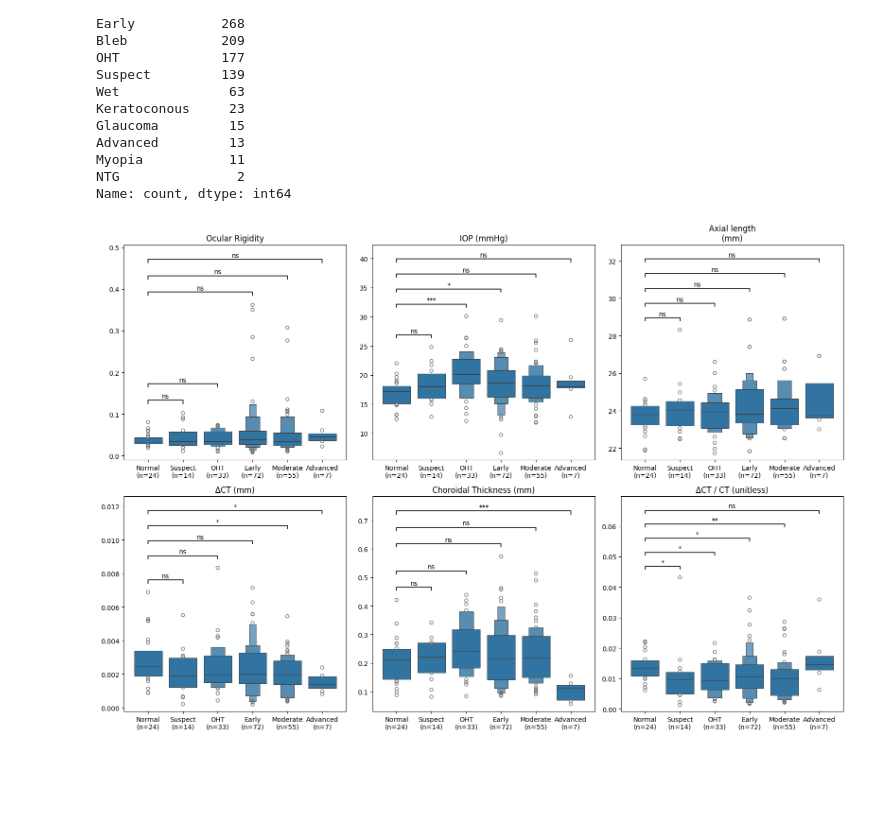
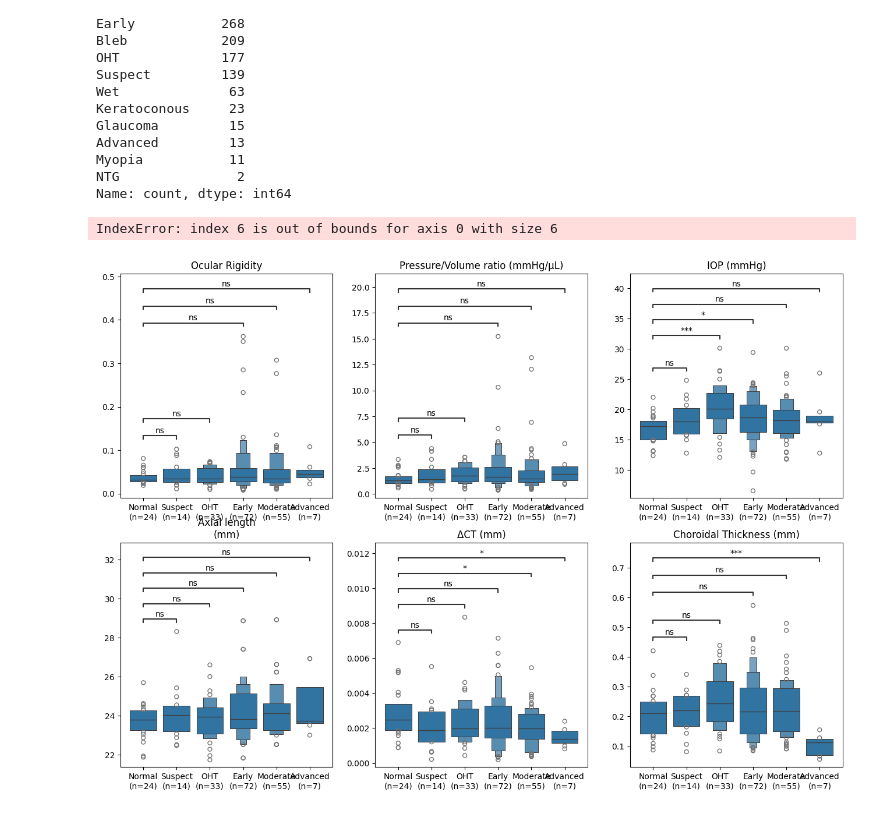
Before and after one commit to ClementPla/OcularRigidity, a Jupyter notebook: manuscript/notebooks/cross_sectional_study.ipynb, the cells around one changed output. Drawn from its saved outputs; the diff is of its cells as text; code cells hidden in the pictures; blank space fills up the shorter version.

```diff
--- a/manuscript/notebooks/cross_sectional_study.ipynb
+++ b/manuscript/notebooks/cross_sectional_study.ipynb
@@ -175,6 +174,7 @@ ORDER = [
 ]  # severity order, control first
 variables_to_test = [
     ("K", "Ocular Rigidity"),
+    ("P/V", "Pressure/Volume ratio (mmHg/μL)"),
     ("IOP", "IOP (mmHg)"),
     ("AxialLength", "Axial length\n(mm)"),
     ("deltaCT", "ΔCT (mm)"),
@@ -216,33 +216,36 @@ def compare_to_reference(data, var, group="Type", reference=REFERENCE, order=ORD
     if len(out):
         out["p_adj"] = multipletests(out["p"], method="holm")[1]
     return out
 
 
 results = pd.concat(
     [compare_to_reference(df, v) for v, _ in variables_to_test], ignore_index=True
 )
 
-fig, axes = plt.subplots(nrows=2, ncols=len(variables_to_test) // 2, figsize=(16, 11))
-axes = axes.flatten()
+
+ncols = 3
+nrows = (len(variables_to_test) + ncols - 1) // ncols
+fig, axes = plt.subplots(nrows=nrows, ncols=ncols, figsize=(16, 16))
 for i, (var, label) in enumerate(variables_to_test):
     ax = axes[i]
     sns.boxenplot(data=df, y=var, x="Type", order=ORDER, ax=ax)
     ax.set_title(label)
     ax.set_xlabel("")
     ax.set_ylabel("")
     # counted per panel, not once for the figure: a variable with missing
     # values would otherwise advertise an n its test did not use.
     counts = df.dropna(subset=[var]).groupby("Type").size()
     ax.set_xticks(range(len(ORDER)))
     ax.set_xticklabels([f"{g}\n(n={counts.get(g, 0)})" for g in ORDER])
 
     r = results[results["variable"] == var]
     if len(r):
         pairs = [(REFERENCE, g) for g in r["group"]]
         ann = Annotator(ax, pairs, data=df, x="Type", y=var, order=ORDER)
         ann.configure(test=None, text_format="star", loc="inside", verbose=0)
         ann.set_pvalues_and_annotate(r["p"].values)
 plt.tight_layout()
 plt.show()
 # %% [output]
+IndexError: index 6 is out of bounds for axis 0 with size 6
-[figure, old version]
+[figure, new version]
```
Also changed, not shown: parts of 1 cell of this notebook, 2 other files.
